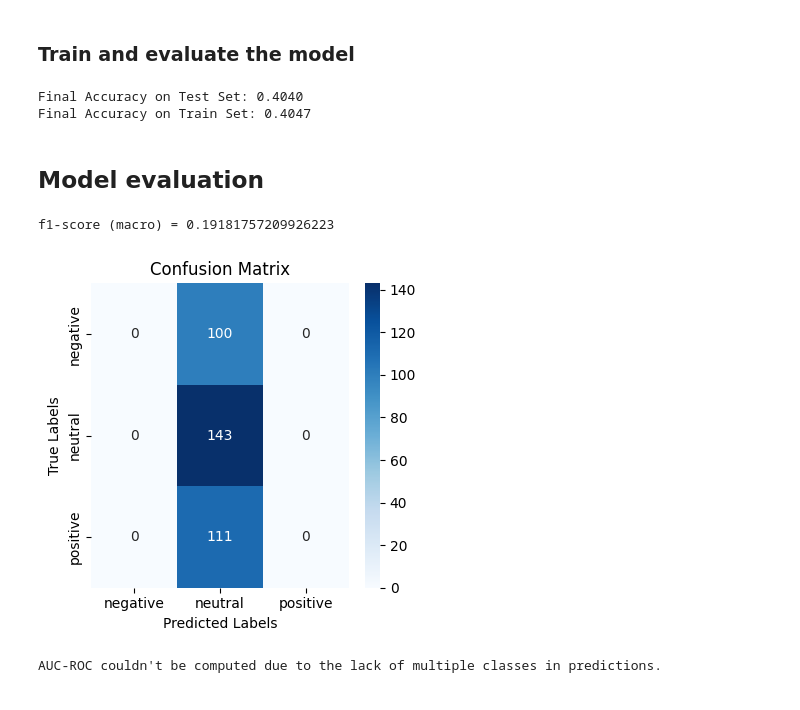
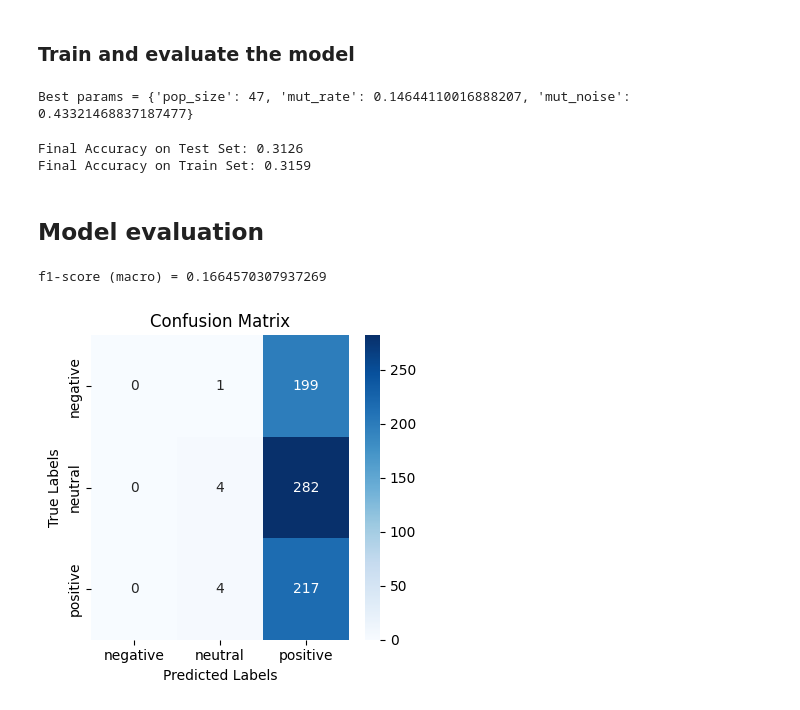
Before and after one commit to quochieu586/ML_capybara, a Jupyter notebook: src/models/genetic_algorithm/genetic_algorithm_model.ipynb, the cells around one changed output. Saved outputs shown, nothing was run; the diff lists cells and outputs as text; code cells hidden in the pictures.

```diff
--- a/src/models/genetic_algorithm/genetic_algorithm_model.ipynb
+++ b/src/models/genetic_algorithm/genetic_algorithm_model.ipynb
@@ -115,7 +116,7 @@ tfidf_count.shape, df_tfidf_count.shape
 # %% [markdown]
 ## Split the dataset into training, validation and test set
 # %%
-X_train, X_val, X_test, y_train, y_val, y_test = feature_extraction.split_dataset(df_tfidf_count, np.array(df['label'].to_list()))
+X_train, X_test, y_train, y_test = feature_extraction.split_dataset(df_tfidf_count, np.array(df['label'].to_list()))
 
-X_train.shape, X_val.shape, X_test.shape, y_train.shape, y_val.shape, y_test.shape
+X_train.shape, X_test.shape, y_train.shape, y_test.shape
 # %% [output]
@@ -272,8 +366,16 @@ tensor([ 0.0000,  1.0000,  2.0000,  3.0000,  4.0000,  5.0000,  5.8085,  7.0000,
 # %% [markdown]
 ### Train and evaluate the model
+# %%
+print(f'Best params = {study.best_params}')
+
+tunning_population_size = study.best_params['pop_size']
+tunning_mutation_rate = study.best_params['mut_rate']
+tunning_mutation_noise = study.best_params['mut_noise']
+# %% [output]
+Best params = {'pop_size': 47, 'mut_rate': 0.14644110016888207, 'mut_noise': 0.43321468837187477}
 # %%
 # Genetic Algorithm Parameters
-population = initialize_population(POPULATION_SIZE, X_train.shape[1], device=DEVICE)
+population = initialize_population(tunning_population_size, X_train.shape[1], device=DEVICE)
 model = NeuralModel(X_train.shape[1]).to(DEVICE)
 
 for generation in tqdm(range(GENERATIONS), desc="Evolving Generations"):
@@ -282,11 +384,11 @@ for generation in tqdm(range(GENERATIONS), desc="Evolving Generations"):
 
     # Generate new population
     new_population = []
-    for _ in range(POPULATION_SIZE // 2):
+    for _ in range(tunning_population_size // 2):
         parents = model_selection(population, fitness_scores)
         child1, child2 = crossover(parents[0], parents[1], device=DEVICE)
-        new_population.append(mutation(child1, mutation_rate=MUTATION_RATE, noise=MUTATION_NOISE))
-        new_population.append(mutation(child2, mutation_rate=MUTATION_RATE, noise=MUTATION_NOISE))
+        new_population.append(mutation(child1, mutation_rate=tunning_mutation_rate, noise=tunning_mutation_noise))
+        new_population.append(mutation(child2, mutation_rate=tunning_mutation_rate, noise=tunning_mutation_noise))
 
     population = new_population
 
@@ -298,66 +400,43 @@ train_acc = fitness(best_weights, model, X_train, y_train)
 print(f"Final Accuracy on Test Set: {final_acc:.4f}")
 print(f"Final Accuracy on Train Set: {train_acc:.4f}")
 # %% [output]
-Final Accuracy on Test Set: 0.4040
-Final Accuracy on Train Set: 0.4047
+Final Accuracy on Test Set: 0.3126
+Final Accuracy on Train Set: 0.3159
 # %% [markdown]
 ## Model evaluation
 # %%
 model.eval()
 
 with torch.no_grad():
     batch_size = 10
     y_pred = []
+    y_pred_prob = []
 
     for i in range(0, len(X_test), batch_size):
         X_batch = torch.tensor(X_test[i:i+batch_size], dtype=torch.float32).to(DEVICE)
 
         outputs = model(X_batch).squeeze()
         pred = torch.argmax(outputs, dim=1)
+
+        y_pred_prob += [prob.to("cpu").numpy() for prob in outputs]
 
         y_pred = y_pred + pred.tolist()
 
 print(f"f1-score (macro) = {f1_score(y_test, y_pred, average='macro')}")
 
 try:
 # Plot Confusion Matrix
     cm = confusion_matrix(y_test, y_pred)
     plt.figure(figsize=(4,4))
     sns.heatmap(cm, annot=True, fmt='d', cmap='Blues', xticklabels=le.classes_, yticklabels=le.classes_)
     plt.xlabel('Predicted Labels')
     plt.ylabel('True Labels')
     plt.title('Confusion Matrix')
 
     plt.tight_layout()
     plt.show()
 except:
     print("Can not print confusion metric")
 # %% [output]
-f1-score (macro) = 0.19181757209926223
+f1-score (macro) = 0.1664570307937269
-[figure, old version]
+[figure, new version]
-# %%
-try:
-    auc_roc = roc_auc_score(y_test, y_pred, average='macro', multi_class='ovr')
-    print(f"Final AUC-ROC: {auc_roc:.4f}")
-
-    # Plot ROC Curve for each class
-    fpr, tpr, _ = roc_curve(y_test, y_pred)  # Flatten for multi-class
-
-    plt.figure(figsize=(12, 6))
-
-    # Plot ROC Curve
-    plt.subplot(1, 2, 1)
-    plt.plot(fpr, tpr, color='b', lw=2, label=f'AUC = {auc_roc:.4f}')
-    plt.plot([0, 1], [0, 1], color='gray', lw=2, linestyle='--')  # Diagonal line for random classifier
-    plt.xlim([0.0, 1.0])
-    plt.ylim([0.0, 1.05])
-    plt.xlabel('False Positive Rate')
-    plt.ylabel('True Positive Rate')
-    plt.title('ROC Curve')
-    plt.legend(loc='lower right')
-
-except ValueError:
-    # Handle case where AUC can't be computed (likely due to having a single class in predictions)
-    print("AUC-ROC couldn't be computed due to the lack of multiple classes in predictions.")
-# %% [output]
-AUC-ROC couldn't be computed due to the lack of multiple classes in predictions.
```
Also changed, not shown: parts of 9 cells of this notebook, 1 other file.
